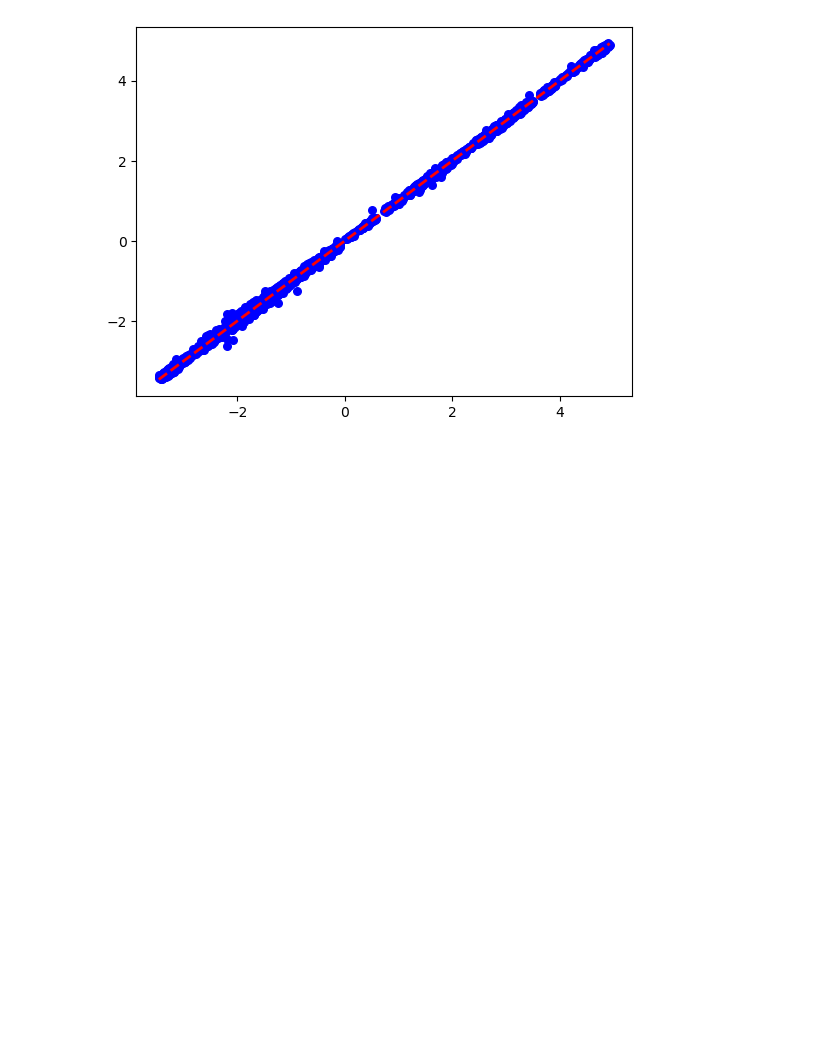
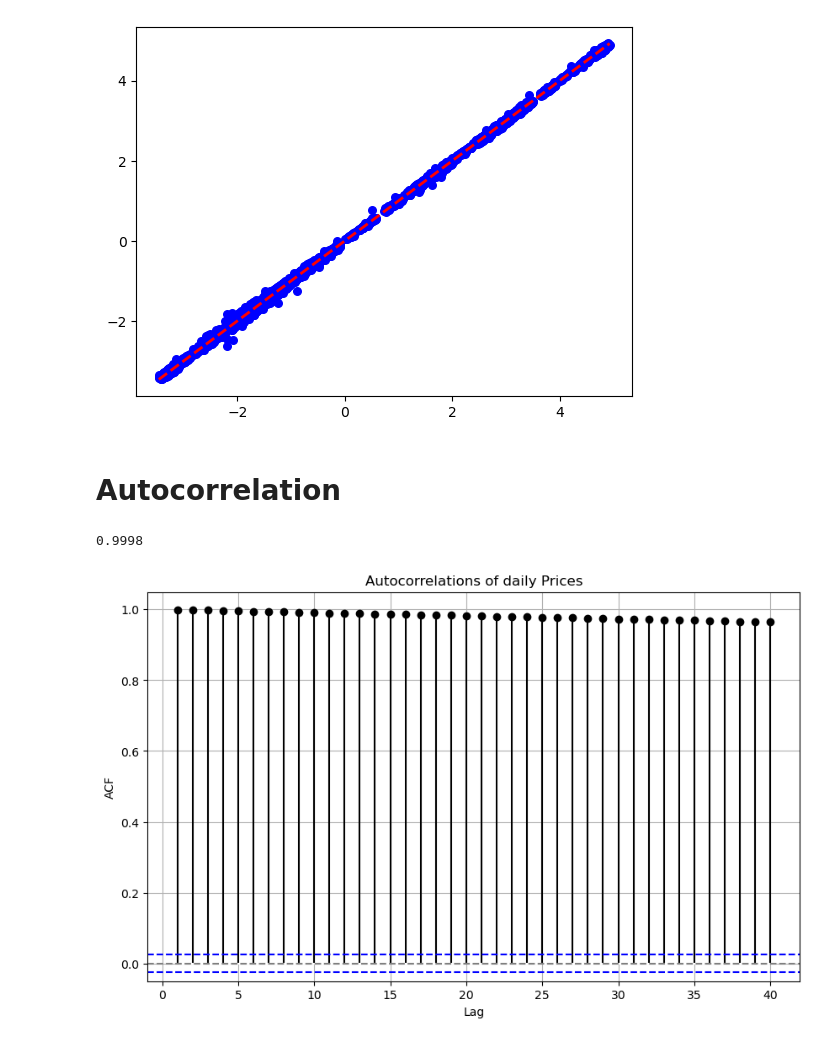
Before and after one commit to cgav1n1/Econometrics_Stylized_Facts, a Jupyter notebook: MidTermAssignment.ipynb, the cells around one changed output. Drawn from its saved outputs; the diff is of its cells as text; code cells hidden in the pictures; blank space fills up the shorter version.

Commit message:
autocorrelation as in lecture 1

```diff
--- a/MidTermAssignment.ipynb
+++ b/MidTermAssignment.ipynb
@@ -338,3 +338,34 @@ def lag1_scatterplot(data, x_label, y_label, title):
 lag1_scatterplot(pt_d_all,"","","")
 # %% [output]
 [figure]
+# %% [markdown]
+# Autocorrelation
+# %%
+autocorrelate=pt_d_all.shift().corr(pt_d_all, method='pearson')
+print(round(autocorrelate,4))
+# %% [output]
+0.9998
+# %%
+from statsmodels.tsa.stattools import acf
+
+# Calculate empirical autocorrelation
+lags = 40
+acf_values = acf(pt_d_all, nlags=lags)
+
+# Calculate Bartlett intervals
+Bart_Int = 1.96 / np.sqrt(len(pt_d_all))
+
+# Create the autocorrelation plot with Bartlett intervals
+plt.figure(figsize=(10, 6))
+plt.stem(np.arange(1, lags + 1), acf_values[1:], linefmt='k-', markerfmt='ko', basefmt='w-')
+plt.axhline(y=0, color='gray', linestyle='--')
+plt.axhline(y=Bart_Int, color='blue', linestyle='--')
+plt.axhline(y=-Bart_Int, color='blue', linestyle='--')
+plt.title('Autocorrelations of daily Prices')
+plt.xlabel('Lag')
+plt.ylabel('ACF')
+plt.grid(True)
+
+plt.show()
+# %% [output]
+[figure, added]
```
